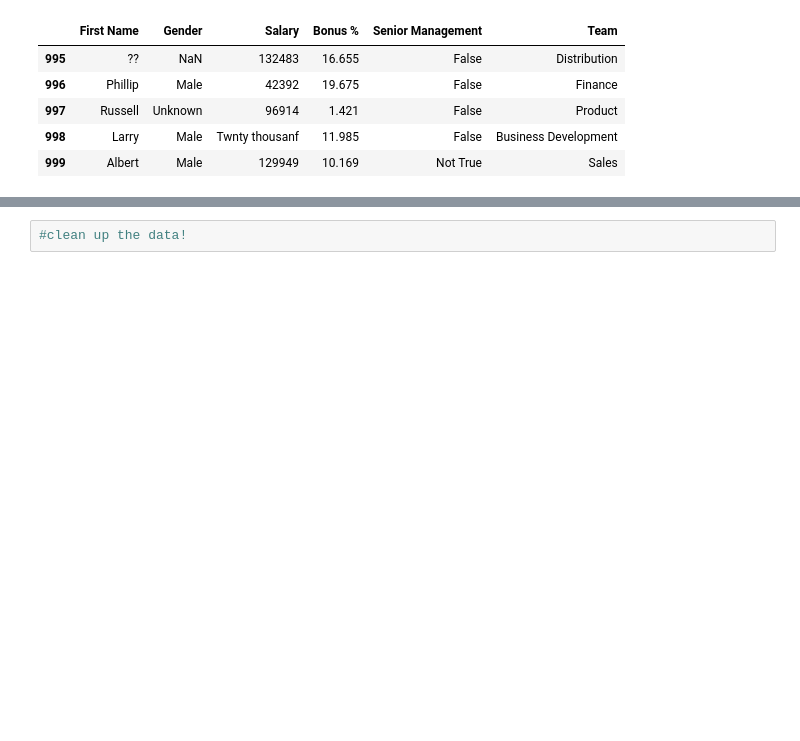
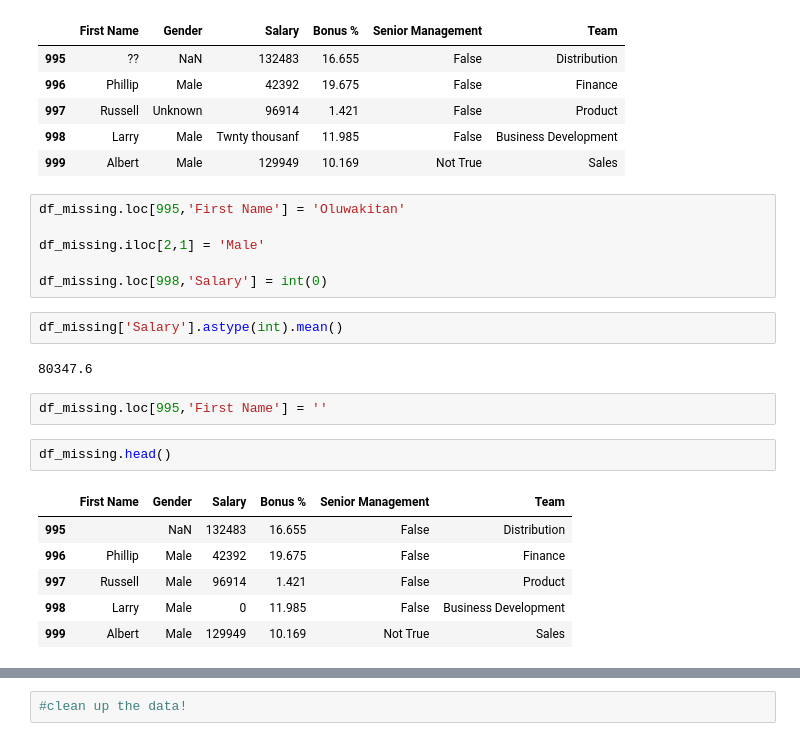
Before and after one commit to samsonafo/Introduction_to_Python, a Jupyter notebook: Introduction to Data Processing.ipynb, the cells around one changed output, grey strips where cells are left out. Drawn from its saved outputs; the diff is of its cells as text; blank space fills up the shorter version.

```diff
--- a/Introduction to Data Processing.ipynb
+++ b/Introduction to Data Processing.ipynb
@@ -368,3 +403,24 @@ df_missing.head()
 | 997 | Russell | Unknown | 96914 | 1.421 | False | Product |
 | 998 | Larry | Male | Twnty thousanf | 11.985 | False | Business Development |
 | 999 | Albert | Male | 129949 | 10.169 | Not True | Sales |
+# %%
+df_missing.loc[995,'First Name'] = 'Oluwakitan'
+
+df_missing.iloc[2,1] = 'Male'
+
+df_missing.loc[998,'Salary'] = int(0)
+# %%
+df_missing['Salary'].astype(int).mean()
+# %% [output]
+80347.6
+# %%
+df_missing.loc[995,'First Name'] = ''
+# %%
+df_missing.head()
+# %% [output]
+|  | First Name | Gender | Salary | Bonus % | Senior Management | Team |
+| 995 |  | NaN | 132483 | 16.655 | False | Distribution |
+| 996 | Phillip | Male | 42392 | 19.675 | False | Finance |
+| 997 | Russell | Male | 96914 | 1.421 | False | Product |
+| 998 | Larry | Male | 0 | 11.985 | False | Business Development |
+| 999 | Albert | Male | 129949 | 10.169 | Not True | Sales |
```
Also changed, not shown: parts of 18 cells of this notebook, 8 other files.
